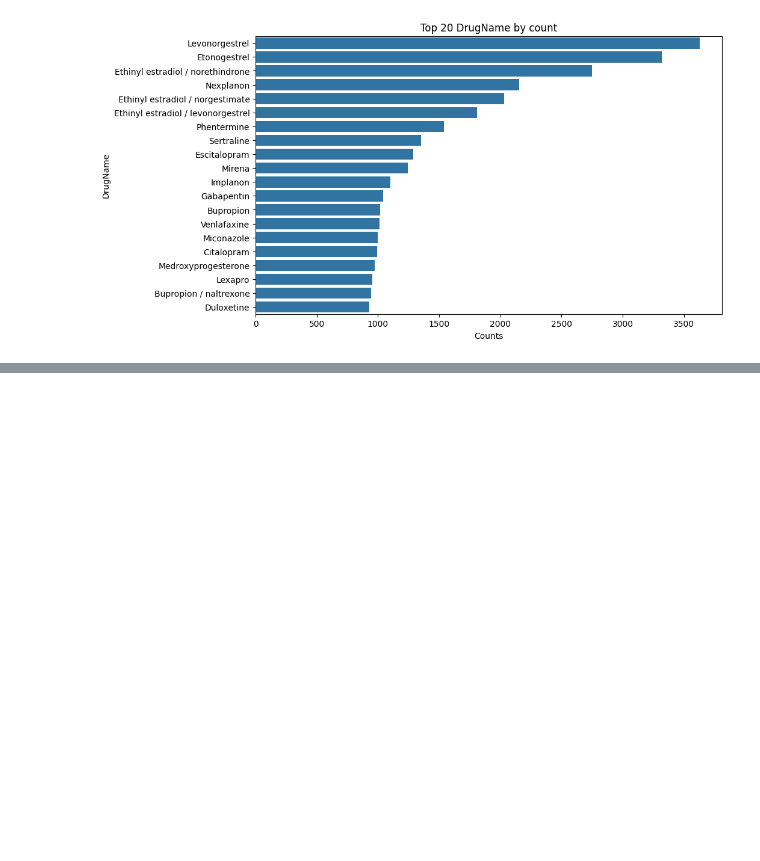
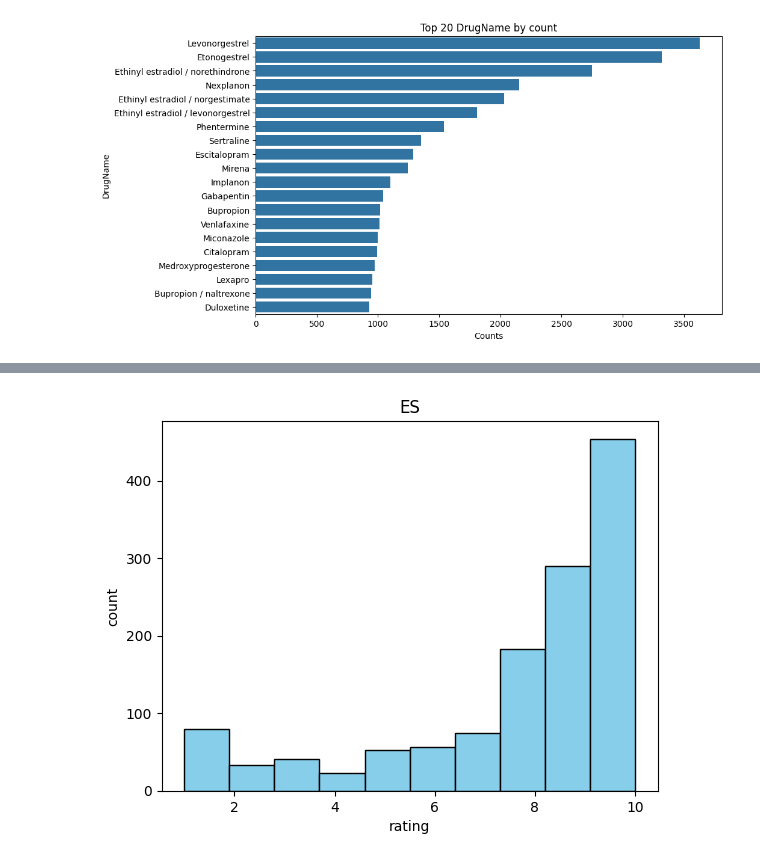
Before and after one commit to 2j0123/Drug-Review-Data-Predictions-Drug-Name, a Jupyter notebook: WASSUP_TEAM7_2.ipynb, the cells around one changed output, grey strips where cells are left out. Cells and saved outputs as stored; diff of their text form; code cells hidden in the pictures; blank space fills up the shorter version.

```diff
--- a/WASSUP_TEAM7_2.ipynb
+++ b/WASSUP_TEAM7_2.ipynb
@@ -182,0 +255,9 @@ plt.barplot(data = df, y = , x = df['drugName'].value_counts().index[:20])
+# %%
+es_data = df[df['drugName'] == 'Escitalopram']
+plt.hist(es_data['rating'], bins=10, color='skyblue', edgecolor='black')
+plt.xlabel('rating')
+plt.ylabel('count')
+plt.title('ES')
+plt.show()
+# %% [output]
+[figure, added]
```
Also changed, not shown: parts of 35 cells of this notebook.
